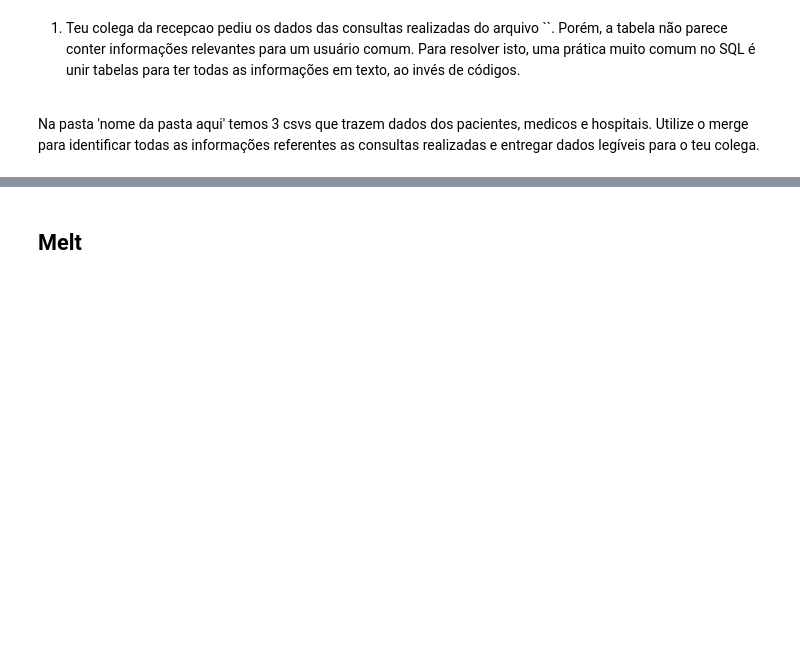
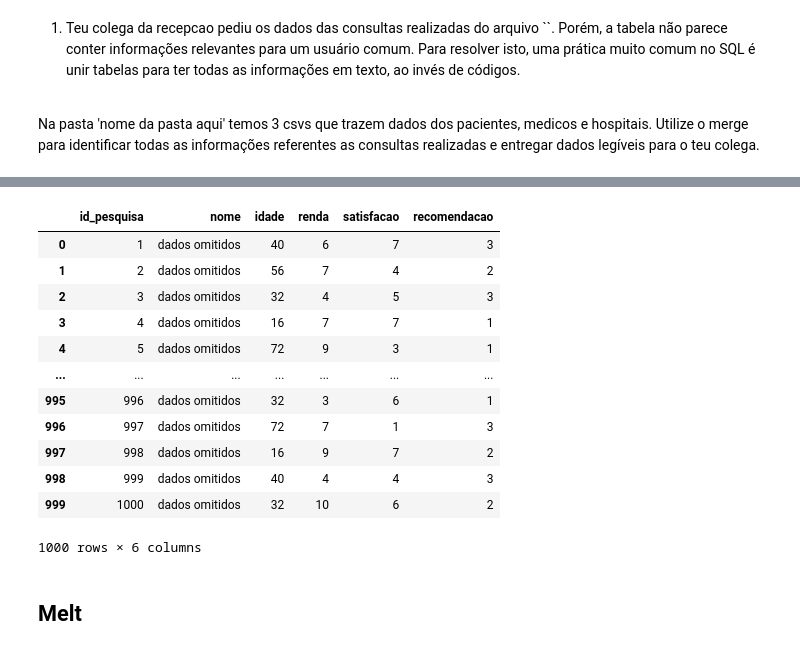
Before and after one commit to allansuzuki/ADA_classes, a Jupyter notebook: DS-PY-Data-Science/DS-PY-004 TÉCNICAS DE PROGRAMAÇÃO I (PY)/Material do Aluno/Aula 5/Aula5_Pandas-Processar_Dados.ipynb, the cells around one changed output, grey strips where cells are left out. Cells and saved outputs as stored; diff of their text form; code cells hidden in the pictures; blank space fills up the shorter version.

```diff
--- a/DS-PY-Data-Science/DS-PY-004 TÉCNICAS DE PROGRAMAÇÃO I (PY)/Material do Aluno/Aula 5/Aula5_Pandas-Processar_Dados.ipynb
+++ b/DS-PY-Data-Science/DS-PY-004 TÉCNICAS DE PROGRAMAÇÃO I (PY)/Material do Aluno/Aula 5/Aula5_Pandas-Processar_Dados.ipynb
@@ -296,2 +519,46 @@ Pratica rapida (com textos de apoio)
+# %%
+def simular_resultados_da_pesquisa(nseed:int=42):
+    """
+    Criando um DataFrame de pesquisa de satisfação.
+    Retorna um pd.DataFrame
+    """
+
+    import numpy as np
+    np.random.seed(nseed)  # Definindo semente para reprodutibilidade
+
+    # Gerando valores para as colunas
+    num_participantes = 1000
+    idades = np.arange(16, 81, 8)
+    rendas = np.arange(1, 11, 1)
+    satisfacao = np.random.randint(1, 8, size=num_participantes)
+    recomendacao = np.random.randint(1, 4, size=num_participantes)
+
+    # Criando o DataFrame
+    df_pesquisa = pd.DataFrame({
+        'id_pesquisa': np.arange(1, num_participantes + 1),
+        'nome': ['dados omitidos'] * num_participantes,
+        'idade': np.random.choice(idades, size=num_participantes),
+        'renda': np.random.choice(rendas, size=num_participantes),
+        'satisfacao': satisfacao,
+        'recomendacao': recomendacao
+    })
+
+    return df_pesquisa
+
+simular_resultados_da_pesquisa()
+# %% [output]
+|  | id_pesquisa | nome | idade | renda | satisfacao | recomendacao |
+| 0 | 1 | dados omitidos | 40 | 6 | 7 | 3 |
+| 1 | 2 | dados omitidos | 56 | 7 | 4 | 2 |
+| 2 | 3 | dados omitidos | 32 | 4 | 5 | 3 |
+| 3 | 4 | dados omitidos | 16 | 7 | 7 | 1 |
+| 4 | 5 | dados omitidos | 72 | 9 | 3 | 1 |
+| ... | ... | ... | ... | ... | ... | ... |
+| 995 | 996 | dados omitidos | 32 | 3 | 6 | 1 |
+| 996 | 997 | dados omitidos | 72 | 7 | 1 | 3 |
+| 997 | 998 | dados omitidos | 16 | 9 | 7 | 2 |
+| 998 | 999 | dados omitidos | 40 | 4 | 4 | 3 |
+| 999 | 1000 | dados omitidos | 32 | 10 | 6 | 2 |
+1000 rows × 6 columns
 # %% [markdown]
 ## Melt
```
Also changed, not shown: parts of 60 cells of this notebook, 6 other files.
